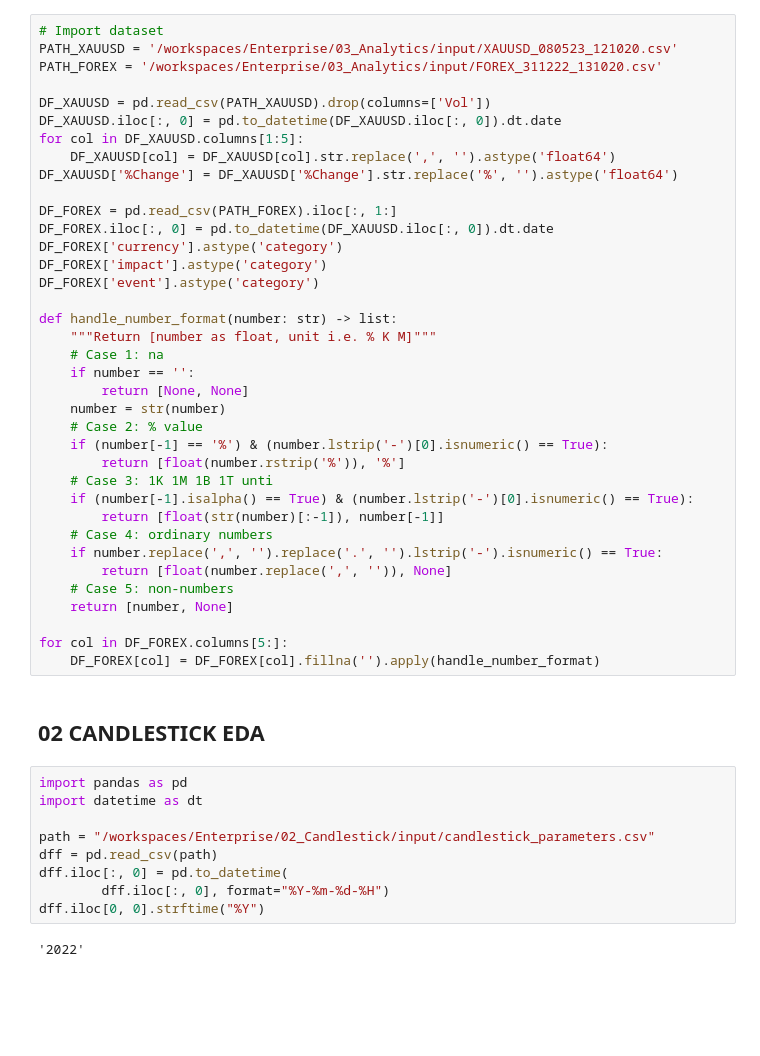
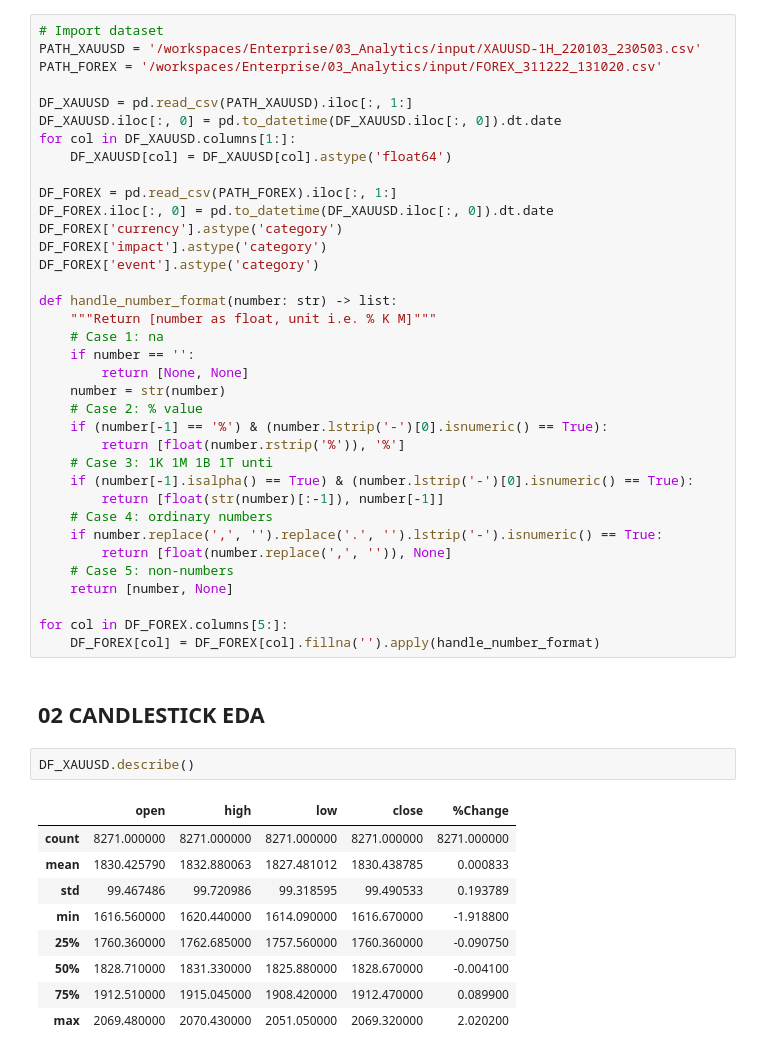
Before and after one commit to Pinkshepz/Enterprise, a Jupyter notebook: 03_Analytics/analytics.ipynb, the cells around one changed output. Drawn from its saved outputs; the diff is of its cells as text; blank space fills up the shorter version.

```diff
--- a/03_Analytics/analytics.ipynb
+++ b/03_Analytics/analytics.ipynb
@@ -21,14 +21,13 @@ import matplotlib.pyplot as plt
 import datetime as dt
 # %%
 # Import dataset
-PATH_XAUUSD = '/workspaces/Enterprise/03_Analytics/input/XAUUSD_080523_121020.csv'
+PATH_XAUUSD = '/workspaces/Enterprise/03_Analytics/input/XAUUSD-1H_220103_230503.csv'
 PATH_FOREX = '/workspaces/Enterprise/03_Analytics/input/FOREX_311222_131020.csv'
 
-DF_XAUUSD = pd.read_csv(PATH_XAUUSD).drop(columns=['Vol'])
+DF_XAUUSD = pd.read_csv(PATH_XAUUSD).iloc[:, 1:]
 DF_XAUUSD.iloc[:, 0] = pd.to_datetime(DF_XAUUSD.iloc[:, 0]).dt.date
-for col in DF_XAUUSD.columns[1:5]:
-    DF_XAUUSD[col] = DF_XAUUSD[col].str.replace(',', '').astype('float64')
-DF_XAUUSD['%Change'] = DF_XAUUSD['%Change'].str.replace('%', '').astype('float64')
+for col in DF_XAUUSD.columns[1:]:
+    DF_XAUUSD[col] = DF_XAUUSD[col].astype('float64')
 
 DF_FOREX = pd.read_csv(PATH_FOREX).iloc[:, 1:]
 DF_FOREX.iloc[:, 0] = pd.to_datetime(DF_XAUUSD.iloc[:, 0]).dt.date
@@ -58,14 +57,15 @@ for col in DF_FOREX.columns[5:]:
     DF_FOREX[col] = DF_FOREX[col].fillna('').apply(handle_number_format)
 # %% [markdown]
 ## **02 CANDLESTICK EDA**
-# %%
-import pandas as pd
-import datetime as dt
-
-path = "/workspaces/Enterprise/02_Candlestick/input/candlestick_parameters.csv"
-dff = pd.read_csv(path)
-dff.iloc[:, 0] = pd.to_datetime(
-        dff.iloc[:, 0], format="%Y-%m-%d-%H")
-dff.iloc[0, 0].strftime("%Y")
-# %% [output]
-'2022'
+# %%
+DF_XAUUSD.describe()
+# %% [output]
+|  | open | high | low | close | %Change |
+| count | 8271.000000 | 8271.000000 | 8271.000000 | 8271.000000 | 8271.000000 |
+| mean | 1830.425790 | 1832.880063 | 1827.481012 | 1830.438785 | 0.000833 |
+| std | 99.467486 | 99.720986 | 99.318595 | 99.490533 | 0.193789 |
+| min | 1616.560000 | 1620.440000 | 1614.090000 | 1616.670000 | -1.918800 |
+| 25% | 1760.360000 | 1762.685000 | 1757.560000 | 1760.360000 | -0.090750 |
+| 50% | 1828.710000 | 1831.330000 | 1825.880000 | 1828.670000 | -0.004100 |
+| 75% | 1912.510000 | 1915.045000 | 1908.420000 | 1912.470000 | 0.089900 |
+| max | 2069.480000 | 2070.430000 | 2051.050000 | 2069.320000 | 2.020200 |
```
Also changed, not shown: parts of 1 cell of this notebook, 9 other files.
